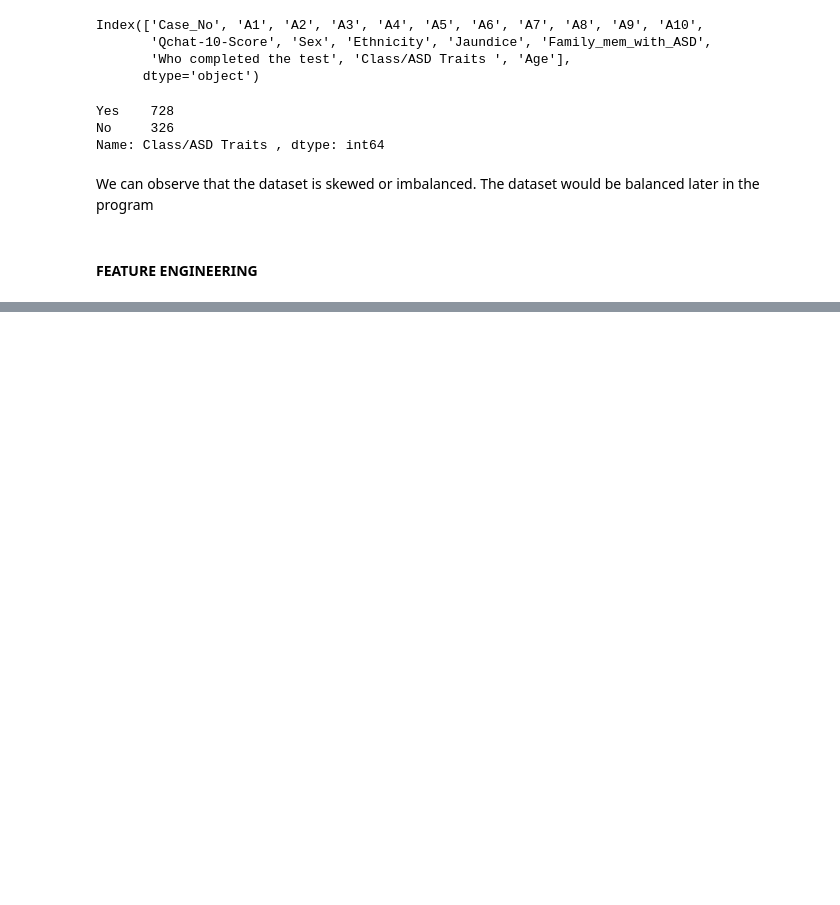
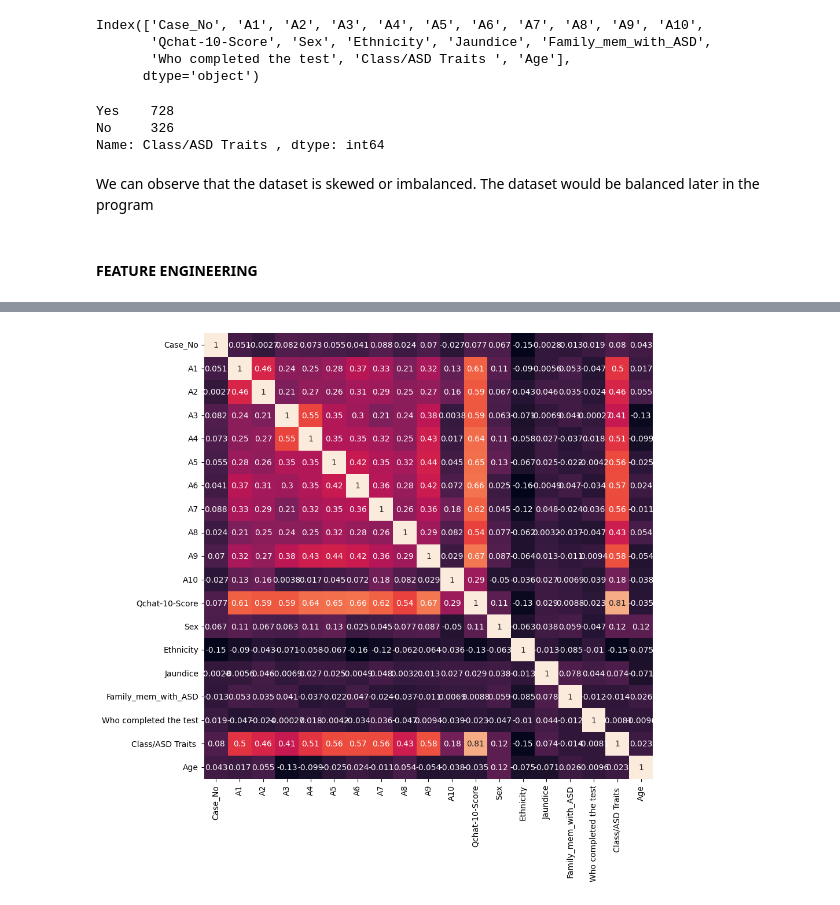
Before and after one commit to ChibuikeOnuba/AUTISM-DIAGNOSIS-PREDICTION-IN-TODDLERS, a Jupyter notebook: model.ipynb, the cells around one changed output, grey strips where cells are left out. Drawn from its saved outputs; the diff is of its cells as text; code cells hidden in the pictures; blank space fills up the shorter version.

```diff
--- a/model.ipynb
+++ b/model.ipynb
@@ -195,0 +209,2 @@ The dataset would be balanced later in the program
+# %%
+df = df.replace({'Yes':1, 'No':0, 'yes':1, 'no':0})
@@ -195,0 +213,12 @@ The dataset would be balanced later in the program
+# %%
+ints = []
+objects = []
+floats = []
+
+for col in df.columns:
+  if df[col].dtype == int:
+    ints.append(col)
+  elif df[col].dtype == object:
+    objects.append(col)
+  else:
+    floats.append(col)
@@ -195,0 +260,13 @@ The dataset would be balanced later in the program
+# %%
+def encode_labels(data):
+    for col in data.columns:
+
+      # Here we will check if datatype
+      # is object then we will encode it
+      if data[col].dtype == 'object':
+        le = LabelEncoder()
+        data[col] = le.fit_transform(data[col])
+
+    return data
+
+df = encode_labels(df)
@@ -195,0 +282,7 @@ The dataset would be balanced later in the program
+# %%
+# Making a heatmap to visualize the correlation matrix
+plt.figure(figsize=(10,10))
+sns.heatmap(df.corr(), annot=True, cbar=False)
+plt.show()
+# %% [output]
+[figure, added]
```
Also changed, not shown: parts of 36 cells of this notebook.
